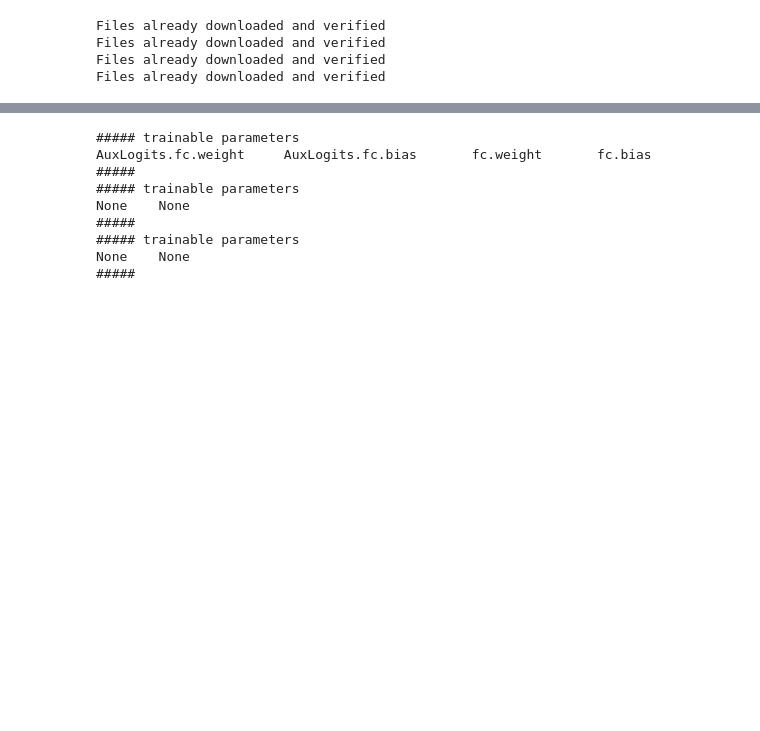
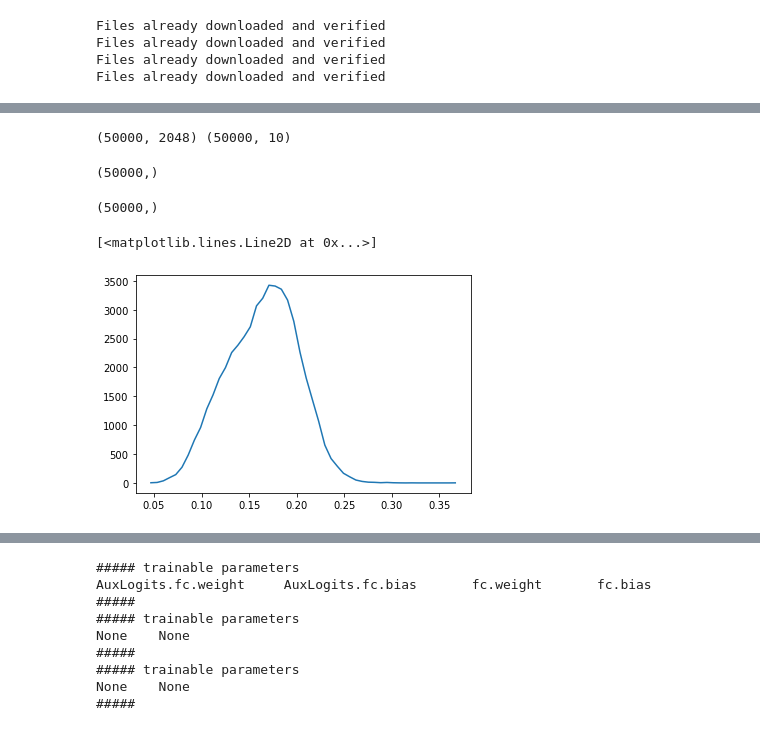
Before and after one commit to jybai/MRGAN, a Jupyter notebook: notebooks/fid_nnd_connection.ipynb, the cells around one changed output, grey strips where cells are left out. Saved outputs shown, nothing was run; the diff lists cells and outputs as text; code cells hidden in the pictures; blank space fills up the shorter version.

```diff
--- a/notebooks/fid_nnd_connection.ipynb
+++ b/notebooks/fid_nnd_connection.ipynb
@@ -76,0 +231,33 @@ ref_dls = {k: DataLoader(v, batch_size=50, shuffle=False, num_workers=8, drop_la
+# %%
+feats = {}
+labels = {}
+(train_xs, train_ys), train_feats, train_probs = misc.project(ref_dls['cifar10_train'], proj_model,
+                                                              n_samples=None, return_logits=False, to_numpy=True)
+print(train_feats.shape, train_probs.shape)
+# %% [output]
+(50000, 2048) (50000, 10)
+# %%
+train_top1_probs = np.max(train_probs, axis=-1)
+print(train_top1_probs.shape)
+# %% [output]
+(50000,)
+# %%
+sampler = misc.wrapper_best(runs['CIFAR10']['diffaug'][0.15][0], 'CIFAR10', device=device)
+# %%
+(gen_xs, gen_ys), gen_feats, gen_probs = misc.project(sampler, proj_model, n_samples=50000,
+                                                      to_numpy=True, return_logits=False)
+# %%
+gen_top1_probs = np.max(gen_probs, axis=-1)
+print(gen_top1_probs.shape)
+# %% [output]
+(50000,)
+# %%
+nnds = misc.calculate_knnd_numpy(target_feats=gen_feats,
+                                 ref_feats=train_feats, return_indices=False)
+# %%
+n_bins = 50
+hist, bin_edges = np.histogram(nnds, bins=n_bins)
+plt.plot(bin_edges[:-1], hist)
+# %% [output]
+[<matplotlib.lines.Line2D at 0x...>]
+[figure, added]
```
Also changed, not shown: parts of 32 cells of this notebook, 20 other files.
